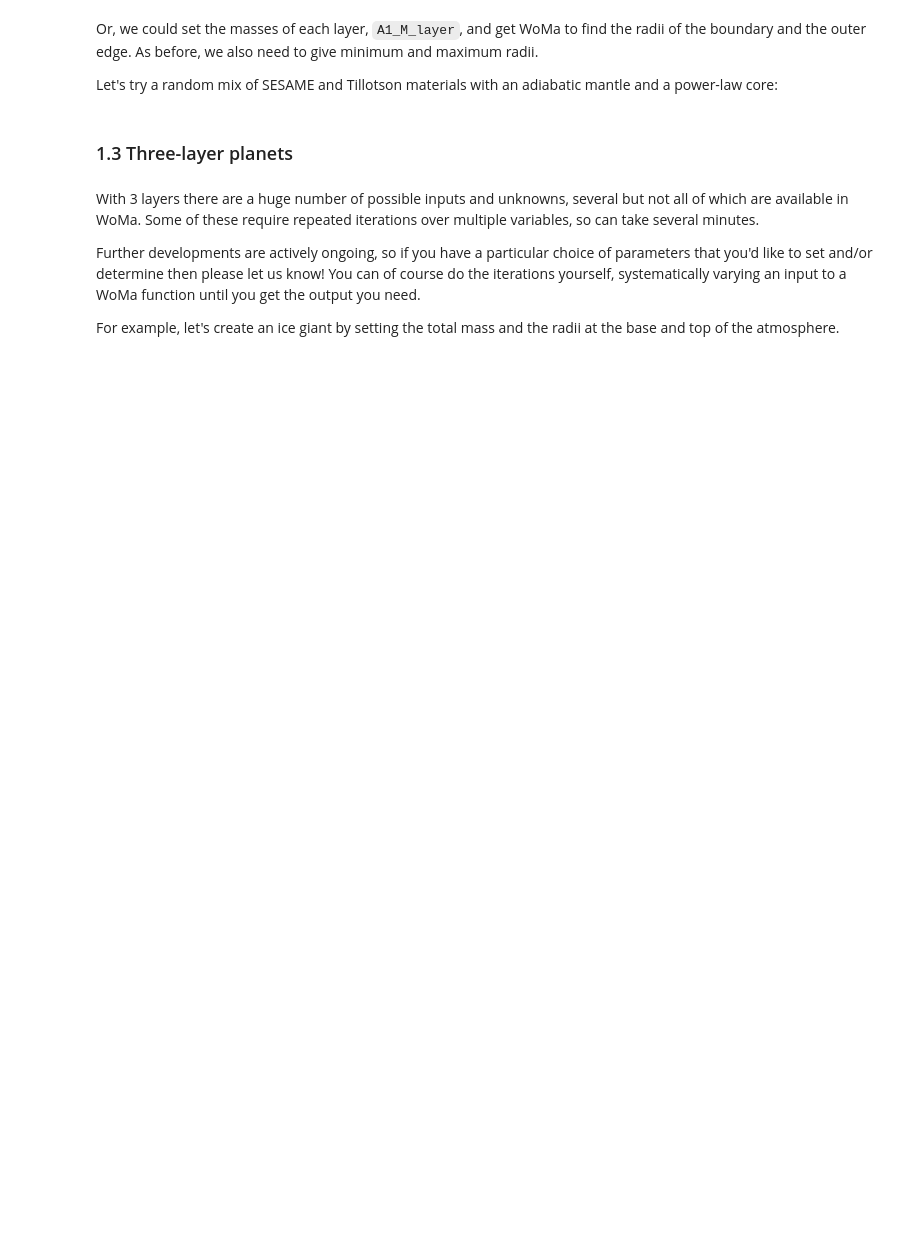
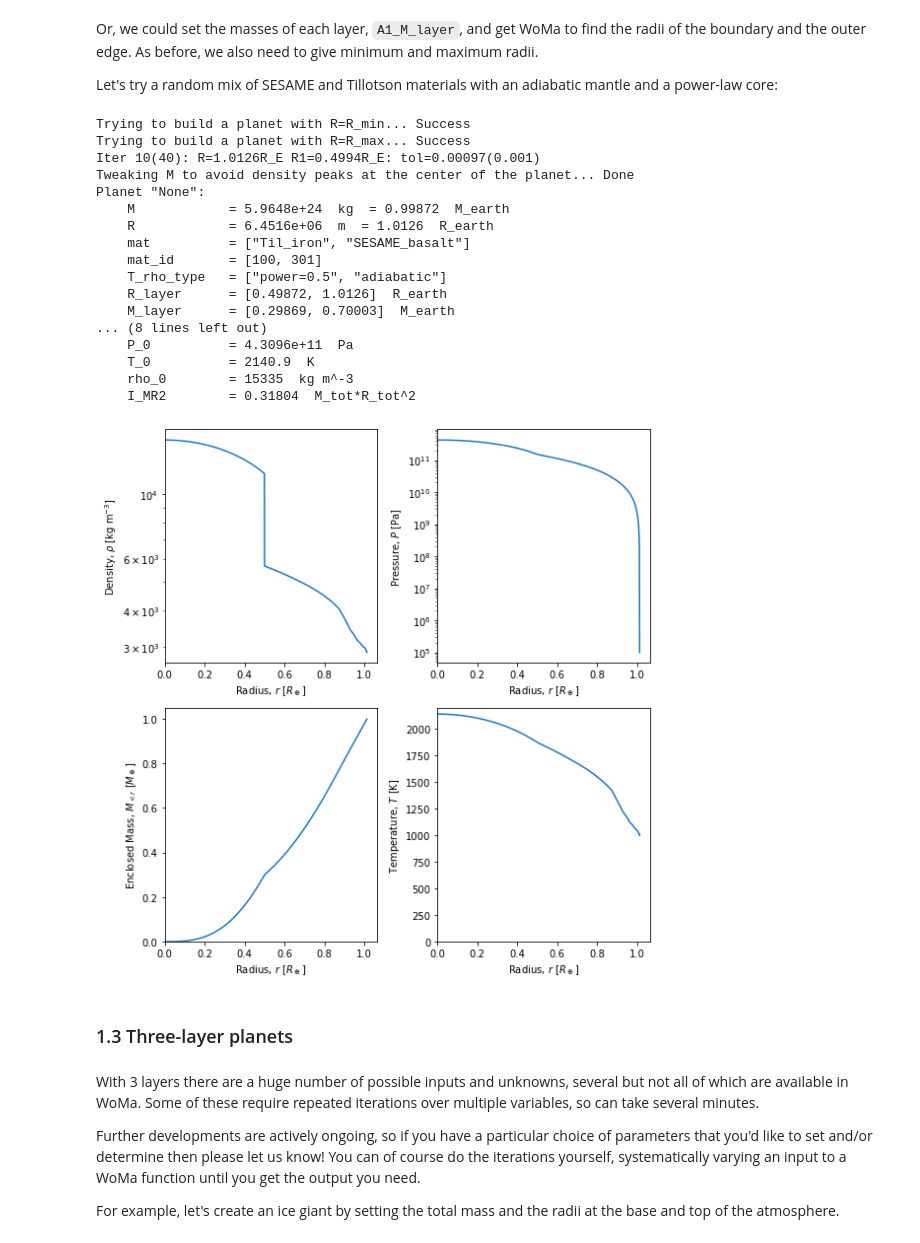
Before and after one commit to srbonilla/WoMa, a Jupyter notebook: tutorial.ipynb, the cells around one changed output. Drawn from its saved outputs; the diff is of its cells as text; code cells hidden in the pictures; blank space fills up the shorter version.

```diff
--- a/tutorial.ipynb
+++ b/tutorial.ipynb
@@ -161,17 +222,36 @@ Let's try a random mix of SESAME and Tillotson materials with an adiabatic mantl
 # %%
 planet = woma.Planet(
     A1_mat_layer    = ["Til_iron", "SESAME_basalt"],
     A1_T_rho_type   = ["power=0.5", "adiabatic"],
     P_s             = 1e5,
     T_s             = 1000,
     A1_M_layer      = [0.3 * M_earth, 0.7 * M_earth],
 )
 
 # Generate the profiles
-planet.gen_prof_L2_find_R_R1_given_M1_M2(R_min=0.9 * R_earth, R_max=1.1 * R_earth)
+planet.gen_prof_L2_find_R_R1_given_M1_M2(R_min=0.9 * R_earth, R_max=1.05 * R_earth)
 
 # Plot the results
 plot_spherical_profiles(planet)
+# %% [output]
+Trying to build a planet with R=R_min... Success
+Trying to build a planet with R=R_max... Success
+Iter 10(40): R=1.0126R_E R1=0.4994R_E: tol=0.00097(0.001)
+Tweaking M to avoid density peaks at the center of the planet... Done
+Planet "None":
+    M            = 5.9648e+24  kg  = 0.99872  M_earth
+    R            = 6.4516e+06  m  = 1.0126  R_earth
+    mat          = ["Til_iron", "SESAME_basalt"]
+    mat_id       = [100, 301]
+    T_rho_type   = ["power=0.5", "adiabatic"]
+    R_layer      = [0.49872, 1.0126]  R_earth
+    M_layer      = [0.29869, 0.70003]  M_earth
+... (8 lines left out)
+    P_0          = 4.3096e+11  Pa
+    T_0          = 2140.9  K
+    rho_0        = 15335  kg m^-3
+    I_MR2        = 0.31804  M_tot*R_tot^2
+[figure, added]
 # %% [markdown]
 ### 1.3 Three-layer planets
 # %% [markdown]
```
Also changed, not shown: parts of 15 cells of this notebook, 7 other files.
